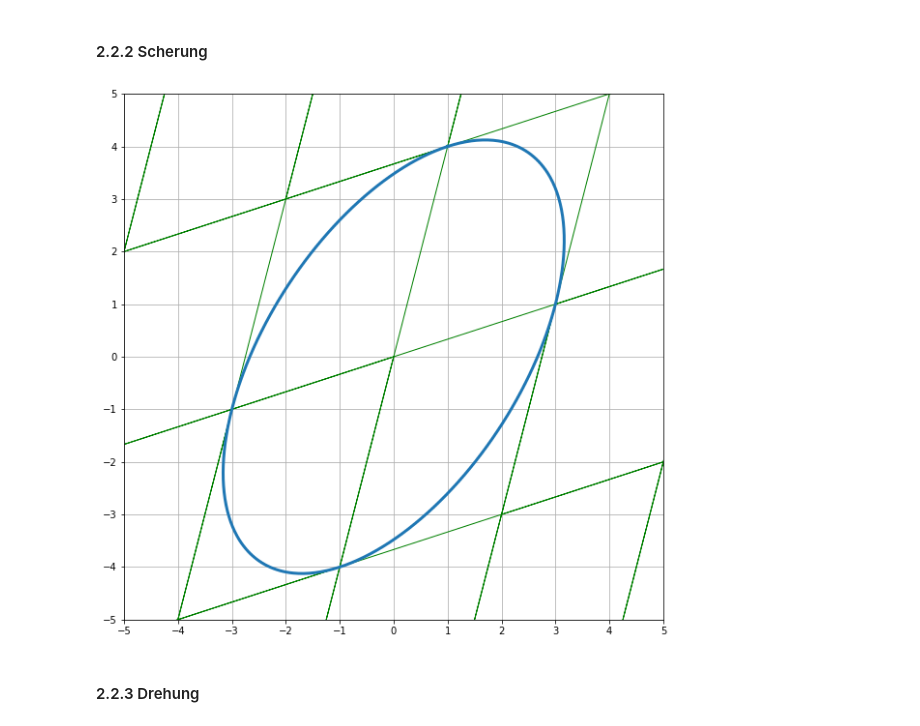
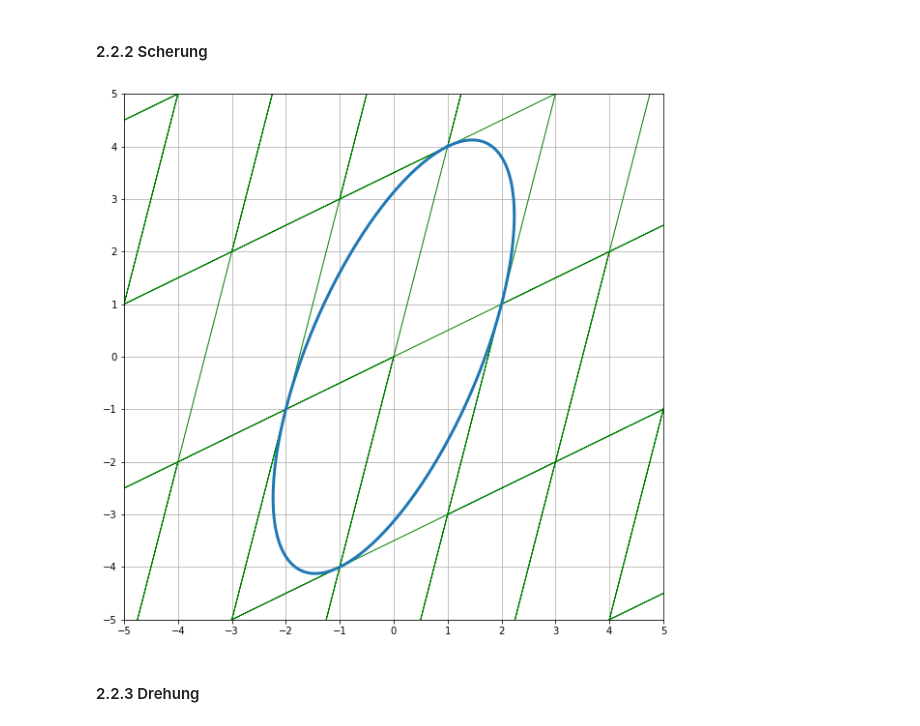
Before and after one commit to greatmerlin/SA_Lineare_Transformationen, a Jupyter notebook: Lineare_Transformationen.ipynb, the cells around one changed output. Saved outputs shown, nothing was run; the diff lists cells and outputs as text; code cells hidden in the pictures.

```diff
--- a/Lineare_Transformationen.ipynb
+++ b/Lineare_Transformationen.ipynb
@@ -346,30 +331,27 @@ def skalierungX(Vektor, Faktor):
 # %% [markdown]
 #### 2.2.2 Scherung
 # %%
-def shear(vector, factor, y_axis=False):
-    e1 = np.array([1,0], dtype=np.float32) # Must be of type float, because if not no floating point factors are possible
-    e2 = np.array([0,1], dtype=np.float32) # Must be of type float, because if not no floating point factors are possible
+def scherung(Vektor, Faktor, y_axis=False):
+    e1 = np.array([1,0], dtype = np.float32) # Must be of type float, because if not no floating point factors are possible
+    e2 = np.array([0,1], dtype = np.float32) # Must be of type float, because if not no floating point factors are possible
 
     if y_axis == False:
-        e2[0] = e2[0] + factor
+        e2[0] = e2[0] + Faktor
     else:
-        e1[1] = e1[1] + factor
+        e1[1] = e1[1] + Faktor
 
-    A = np.array([e1, e2]) # Create linear transformation matrix
-    result = A @ vector # Do the linear transformation
+    A = np.array([e1, e2]) # erzeuge eine Lineare Trans Matrix
+    result = A @ Vektor # Lineare Abbildung
     return result
-# %%
-x_factor = 3 # Play around
-y_factor = 4 # Play around
-
-shear1 = shear(e1, x_factor) # Shear vector e1 with 2
-shear2 = shear(e2, y_factor, y_axis=True) # Shear vector e2 with 2
-
-grid_Linien_Fugure(x_lim, y_lim)
-grid_malen(shear1, shear2, x_lim, y_lim)
-kreisLinAb(shear1, shear2)
-# %% [output]
-[figure, removed]
+# %%
+sche1 = scherung(e1, 2) # Scherung Vektor e1 mit 2
+sche2 = scherung(e2, 4, y_axis=True) # Scherung Vektor e2 mit 2
+
+grid_Linien_Fugure(x_lim, y_lim)
+grid_malen(sche1, sche2, x_lim, y_lim)
+kreisLinAb(sche1, sche2)
+# %% [output]
+[figure, added]
 # %% [markdown]
 #### 2.2.3 Drehung
 # %% [markdown]
```
Also changed, not shown: parts of 4 cells of this notebook.
